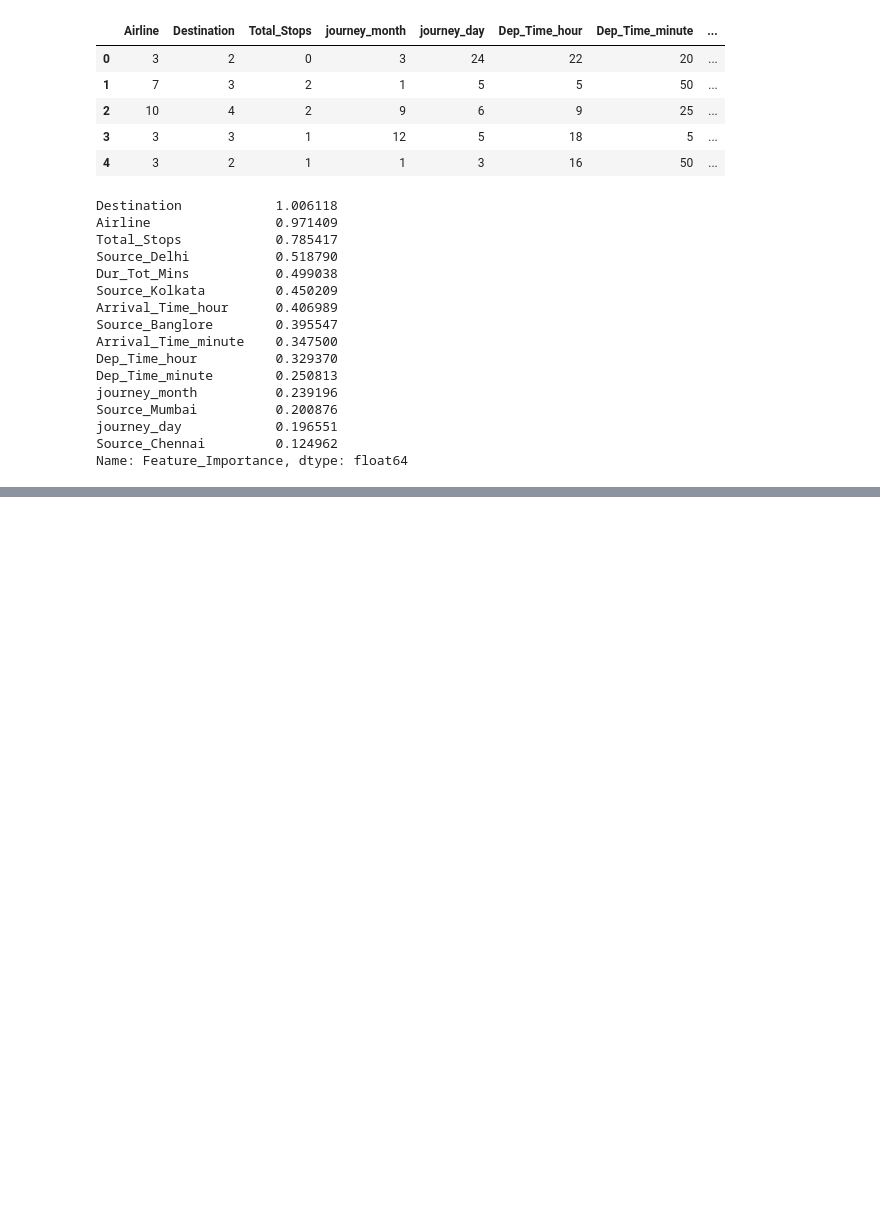
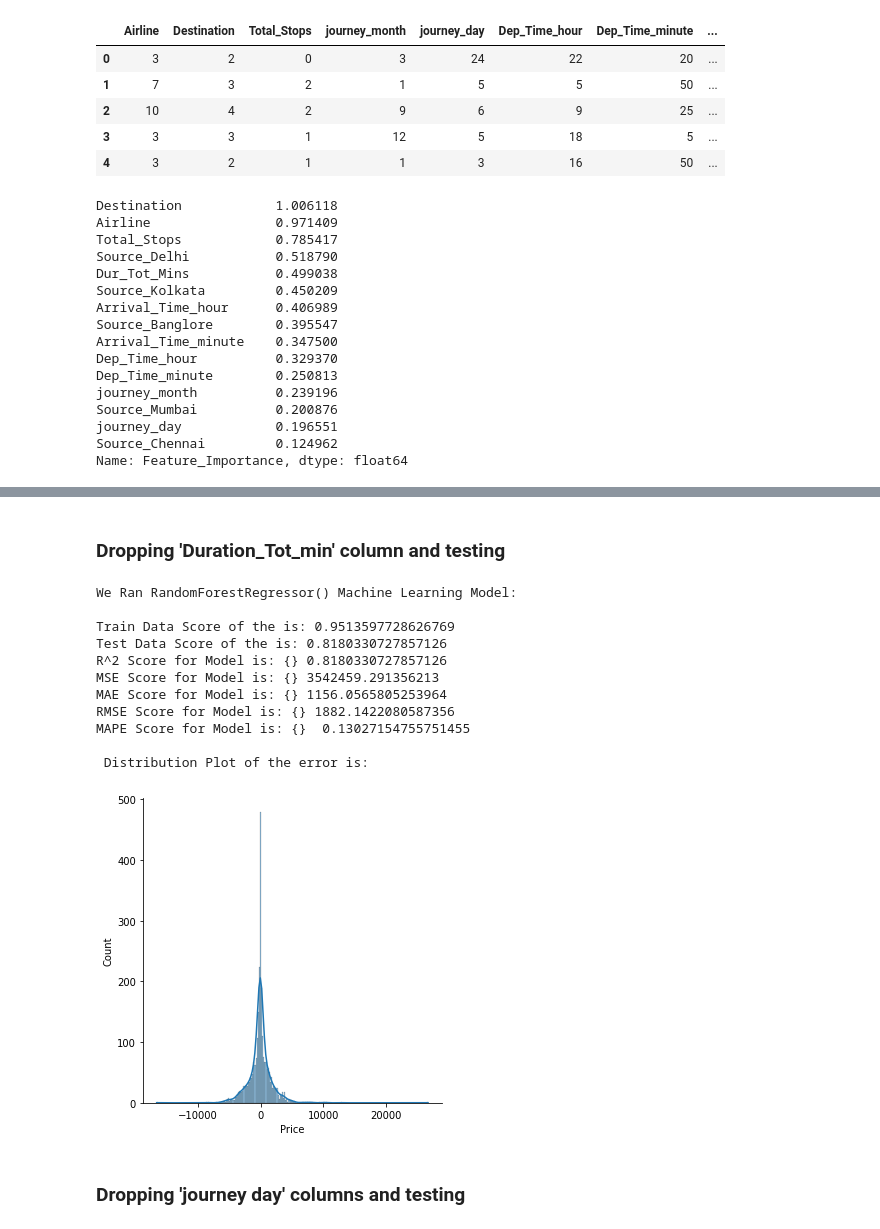
Before and after one commit to Abhishek6970/AirLinesPrice_Pred, a Jupyter notebook: AirLinePredictor.ipynb, the cells around one changed output, grey strips where cells are left out. Drawn from its saved outputs; the diff is of its cells as text; code cells hidden in the pictures; blank space fills up the shorter version.

```diff
--- a/AirLinePredictor.ipynb
+++ b/AirLinePredictor.ipynb
@@ -547,0 +638,19 @@ Name: Feature_Importance, dtype: float64
+# %% [markdown]
+### Dropping 'Duration_Tot_min' column and testing
+# %%
+model_pipeline(RandomForestRegressor(),x1,y1,0.25,42)
+# %% [output]
+We Ran RandomForestRegressor() Machine Learning Model:
+
+Train Data Score of the is: 0.9513597728626769
+Test Data Score of the is: 0.8180330727857126
+R^2 Score for Model is: {} 0.8180330727857126
+MSE Score for Model is: {} 3542459.291356213
+MAE Score for Model is: {} 1156.0565805253964
+RMSE Score for Model is: {} 1882.1422080587356
+MAPE Score for Model is: {}  0.13027154755751455
+
+ Distribution Plot of the error is:
+[figure, added]
+# %% [markdown]
+### Dropping 'journey day' columns and testing
```
Also changed, not shown: parts of 30 cells of this notebook, 1 other file.
